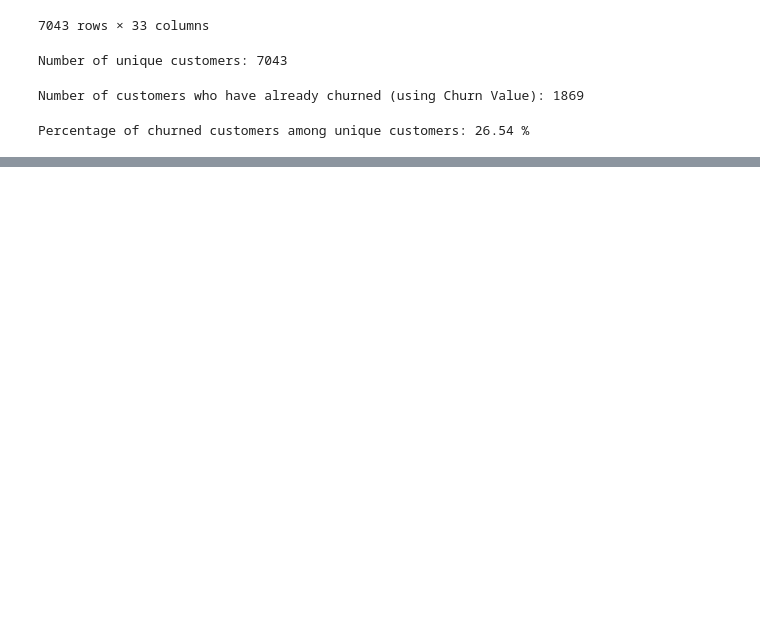
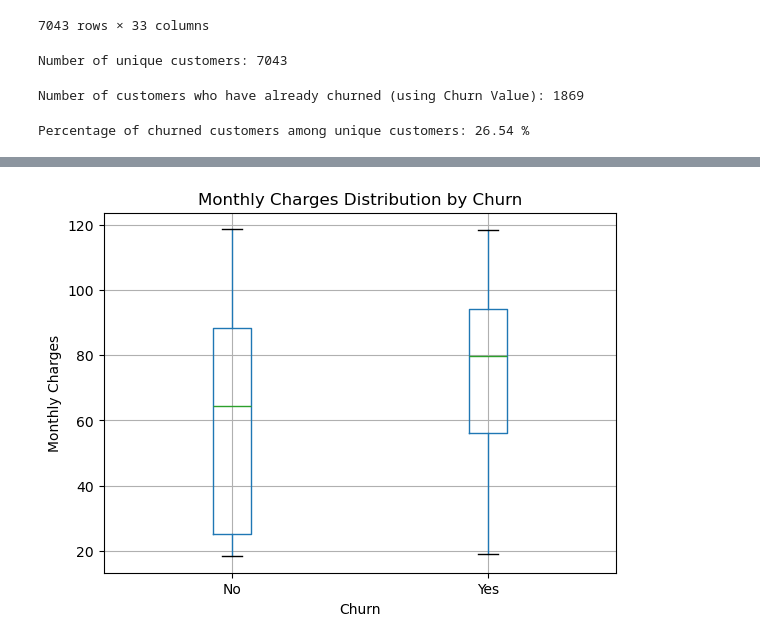
Before and after one commit to abeldemiss/Predictive-Customer-Churn-Analysis-for-a-Subscription-Based-Business, a Jupyter notebook: Telco Churn Analysis.ipynb, the cells around one changed output, grey strips where cells are left out. Cells and saved outputs as stored; diff of their text form; code cells hidden in the pictures; blank space fills up the shorter version.

```diff
--- a/Telco Churn Analysis.ipynb
+++ b/Telco Churn Analysis.ipynb
@@ -44,0 +65,10 @@ Percentage of churned customers among unique customers: 26.54 %
+# %%
+# Box plot for monthly charges by churn
+telco_df.boxplot(column='Monthly Charges', by='Churn Label')
+plt.xlabel('Churn')
+plt.ylabel('Monthly Charges')
+plt.title('Monthly Charges Distribution by Churn')
+plt.suptitle('')
+plt.show()
+# %% [output]
+[figure, added]
```
Also changed, not shown: parts of 7 cells of this notebook.
